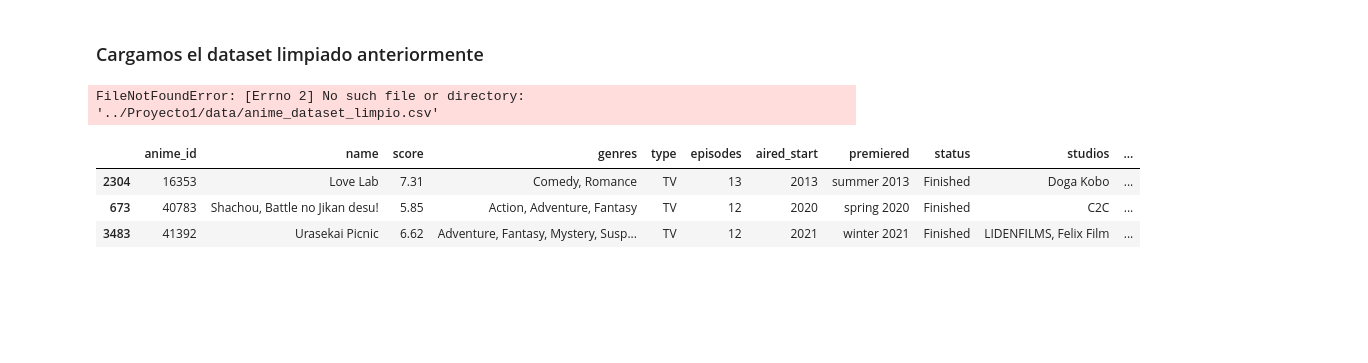
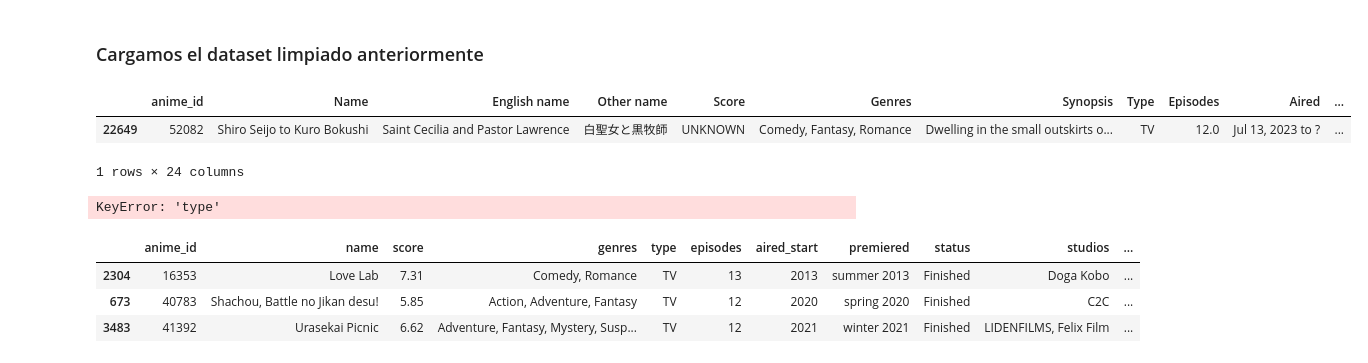
Before and after one commit to ppadial/Proyecto1-EDA, a Jupyter notebook: notebooks/proyecto1_visualizacion.ipynb, the cells around one changed output. Cells and saved outputs as stored; diff of their text form; code cells hidden in the pictures; blank space fills up the shorter version.

```diff
--- a/notebooks/proyecto1_visualizacion.ipynb
+++ b/notebooks/proyecto1_visualizacion.ipynb
@@ -11,10 +11,12 @@ warnings.filterwarnings('ignore')
 # %% [markdown]
 ### Cargamos el dataset limpiado anteriormente
 # %%
-df = pd.read_csv('../Proyecto1/data/anime_dataset_limpio.csv')
+df = pd.read_csv('../data/anime-dataset-2023.csv')
 df.sample()
 # %% [output]
+|  | anime_id | Name | English name | Other name | Score | Genres | Synopsis | Type | Episodes | Aired | ... |
+| 22649 | 52082 | Shiro Seijo to Kuro Bokushi | Saint Cecilia and Pastor Lawrence | 白聖女と黒牧師 | UNKNOWN | Comedy, Fantasy, Romance | Dwelling in the small outskirts o... | TV | 12.0 | Jul 13, 2023 to ? | ... |
-FileNotFoundError: [Errno 2] No such file or directory: '../Proyecto1/data/anime_dataset_limpio.csv'
+1 rows × 24 columns
 # %%
 # --- Conversiones a categóricas ---
 df['type']   = df['type'].astype('category')
@@ -31,6 +33,8 @@ df['episodes']    = df['episodes'].astype('Int64')
 df['aired_start'] = df['aired_start'].astype('Int64')
 df['rank']        = df['rank'].astype('Int64')
 df['scored_by']   = df['scored_by'].astype('Int64')
+# %% [output]
+KeyError: 'type'
 # %%
 df.sample(3)
 # %% [output]
```
